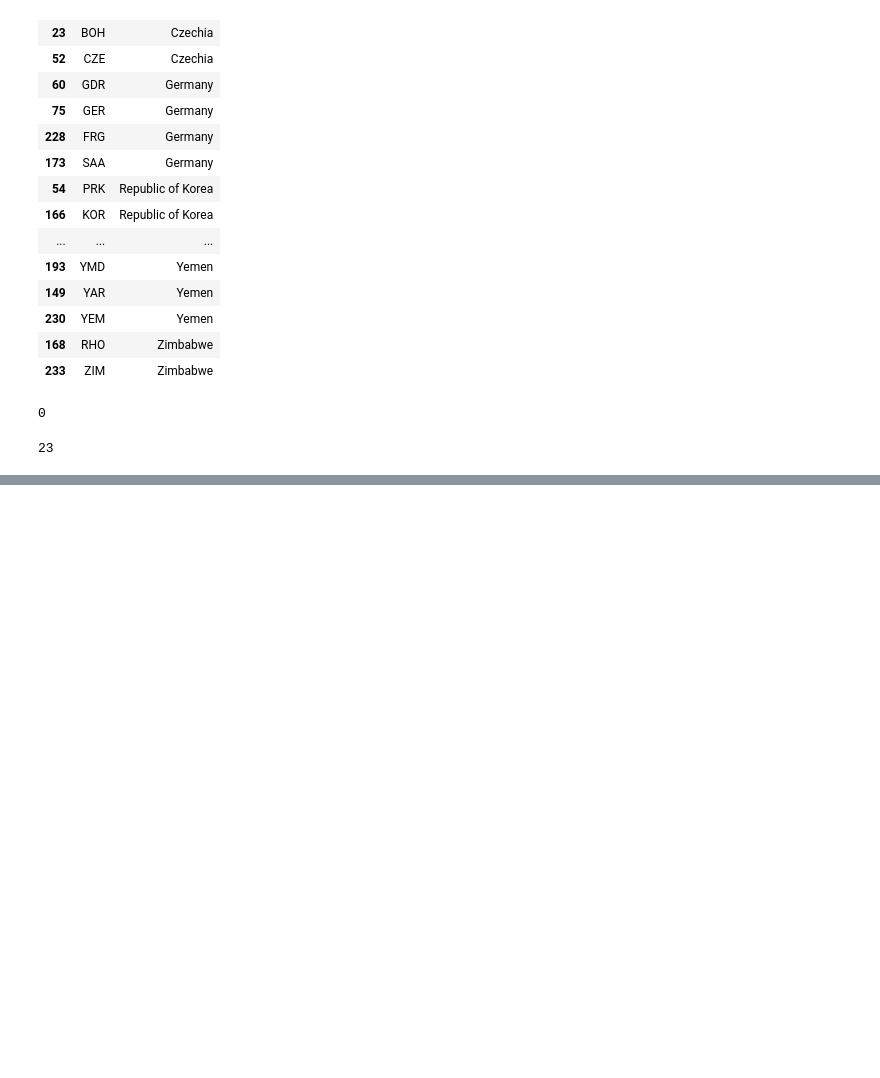
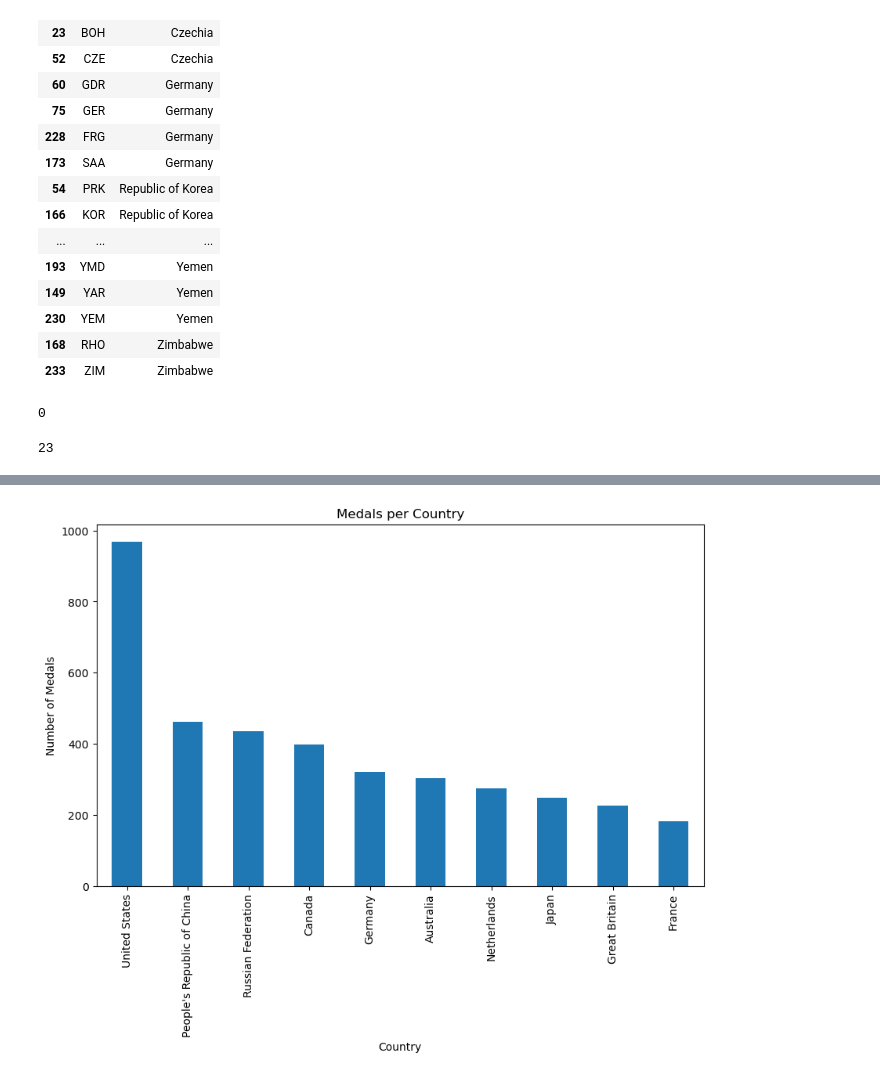
Before and after one commit to Gartles20/Project-1-Group-5, a Jupyter notebook: noah_example/female_data.ipynb, the cells around one changed output, grey strips where cells are left out. Cells and saved outputs as stored; diff of their text form; code cells hidden in the pictures; blank space fills up the shorter version.

Commit message:
Female Gold Medal Analysis

```diff
--- a/noah_example/female_data.ipynb
+++ b/noah_example/female_data.ipynb
@@ -178,8 +165,7 @@ country_event_recent_df.sort_values("year")
 #look for gold wins: female, last 10 years and top 10 countries
 #olympic athlete event to seperate columns
 # Split the 'Event' column into 'Event' and 'Gender' columns
-Country_medal_event_df_recent[['Event', 'Gender']] = Country_medal_event_df_recent['event'].str.split(', ', n=1, expand=True)
-
-Country_medal_event_df_recent["Event"].fillna("Unk")
-Country_medal_event_df_recent["Gender"].fillna("Unk")
-Country_medal_event_df_recent.head(10)
+country_event_recent_df[['Event', 'Gender']] = country_event_recent_df['event'].str.extract(r'(.*), (\w+)')
+print(country_event_recent_df.info())
+print(country_event_recent_df.shape)
+country_event_recent_df.head(10)
@@ -188,0 +220,5 @@ female_Country_medal_event_df.head()
+# %%
+female_mask_s = country_event_recent_df['Gender'] == 'Women'
+female_country_event_recent_df = country_event_recent_df[female_mask_s]
+print(female_country_event_recent_df.shape)
+female_country_event_recent_df.head()
@@ -188,0 +306,14 @@ female_Country_medal_event_df.head()
+# %%
+import pandas as pd
+import matplotlib.pyplot as plt
+
+# Assuming your DataFrame is named 'df'
+medals_per_country = female_country_event_recent_df.groupby('country')['medal'].count().sort_values(ascending=False)
+
+medals_per_country.head(10).plot(kind='bar', figsize=(10, 6))
+plt.title('Medals per Country')
+plt.xlabel('Country')
+plt.ylabel('Number of Medals')
+plt.show()
+# %% [output]
+[figure, added]
```
Also changed, not shown: parts of 41 cells of this notebook.
